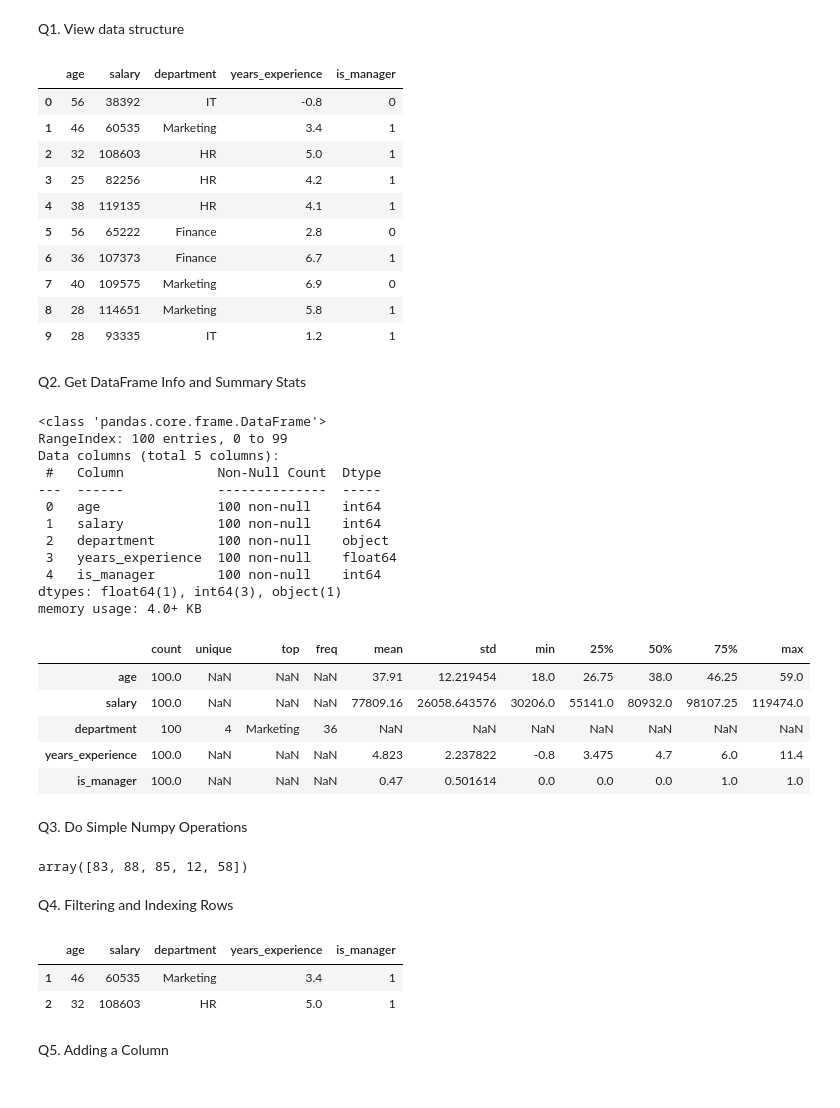
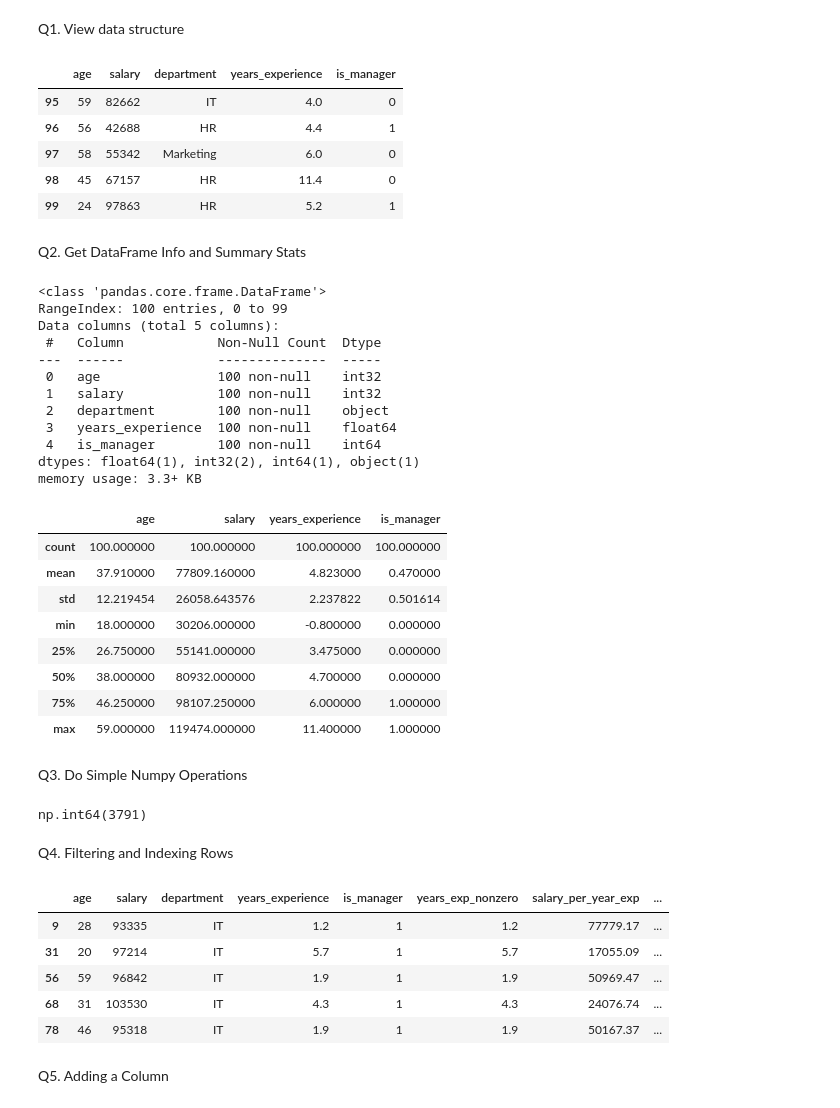
Before and after one commit to springboard135-infosys-intern-oct25/prognosAI-Infosys-intern-project, a Jupyter notebook: milestone_1/week_1/Day_2/pandas_and_numpy.ipynb, the cells around one changed output. Cells and saved outputs as stored; diff of their text form; code cells hidden in the pictures.

Commit message:
updated pandas and numpy file

```diff
--- a/milestone_1/week_1/Day_2/pandas_and_numpy.ipynb
+++ b/milestone_1/week_1/Day_2/pandas_and_numpy.ipynb
@@ -197,70 +196,68 @@ df = pd.DataFrame(data)
 # %% [markdown]
 Q1. View data structure
 # %%
-df.shape
-df.dtypes
-df.head(10)
+df.head()
+df.tail()
 # %% [output]
 |  | age | salary | department | years_experience | is_manager |
-| 0 | 56 | 38392 | IT | -0.8 | 0 |
-| 1 | 46 | 60535 | Marketing | 3.4 | 1 |
-| 2 | 32 | 108603 | HR | 5.0 | 1 |
-| 3 | 25 | 82256 | HR | 4.2 | 1 |
-| 4 | 38 | 119135 | HR | 4.1 | 1 |
-| 5 | 56 | 65222 | Finance | 2.8 | 0 |
-| 6 | 36 | 107373 | Finance | 6.7 | 1 |
-| 7 | 40 | 109575 | Marketing | 6.9 | 0 |
-| 8 | 28 | 114651 | Marketing | 5.8 | 1 |
-| 9 | 28 | 93335 | IT | 1.2 | 1 |
+| 95 | 59 | 82662 | IT | 4.0 | 0 |
+| 96 | 56 | 42688 | HR | 4.4 | 1 |
+| 97 | 58 | 55342 | Marketing | 6.0 | 0 |
+| 98 | 45 | 67157 | HR | 11.4 | 0 |
+| 99 | 24 | 97863 | HR | 5.2 | 1 |
 # %% [markdown]
 Q2. Get DataFrame Info and Summary Stats
 # %%
 df.info()
-df.describe(include='all').transpose()
+df.describe()
 # %% [output]
 <class 'pandas.core.frame.DataFrame'>
 RangeIndex: 100 entries, 0 to 99
 Data columns (total 5 columns):
  #   Column            Non-Null Count  Dtype
 ---  ------            --------------  -----
- 0   age               100 non-null    int64
- 1   salary            100 non-null    int64
+ 0   age               100 non-null    int32
+ 1   salary            100 non-null    int32
  2   department        100 non-null    object
  3   years_experience  100 non-null    float64
  4   is_manager        100 non-null    int64
-dtypes: float64(1), int64(3), object(1)
-memory usage: 4.0+ KB
+dtypes: float64(1), int32(2), int64(1), object(1)
+memory usage: 3.3+ KB
-|  | count | unique | top | freq | mean | std | min | 25% | 50% | 75% | max |
-| age | 100.0 | NaN | NaN | NaN | 37.91 | 12.219454 | 18.0 | 26.75 | 38.0 | 46.25 | 59.0 |
-| salary | 100.0 | NaN | NaN | NaN | 77809.16 | 26058.643576 | 30206.0 | 55141.0 | 80932.0 | 98107.25 | 119474.0 |
-| department | 100 | 4 | Marketing | 36 | NaN | NaN | NaN | NaN | NaN | NaN | NaN |
-| years_experience | 100.0 | NaN | NaN | NaN | 4.823 | 2.237822 | -0.8 | 3.475 | 4.7 | 6.0 | 11.4 |
-| is_manager | 100.0 | NaN | NaN | NaN | 0.47 | 0.501614 | 0.0 | 0.0 | 0.0 | 1.0 | 1.0 |
+|  | age | salary | years_experience | is_manager |
+| count | 100.000000 | 100.000000 | 100.000000 | 100.000000 |
+| mean | 37.910000 | 77809.160000 | 4.823000 | 0.470000 |
+| std | 12.219454 | 26058.643576 | 2.237822 | 0.501614 |
+| min | 18.000000 | 30206.000000 | -0.800000 | 0.000000 |
+| 25% | 26.750000 | 55141.000000 | 3.475000 | 0.000000 |
+| 50% | 38.000000 | 80932.000000 | 4.700000 | 0.000000 |
+| 75% | 46.250000 | 98107.250000 | 6.000000 | 1.000000 |
+| max | 59.000000 | 119474.000000 | 11.400000 | 1.000000 |
 # %% [markdown]
 Q3. Do Simple Numpy Operations
 # %%
-ages = df['age'].to_numpy()
-salaries = df['salary'].to_numpy()
-years = df['years_experience'].to_numpy()
-
-np.mean(ages), np.median(ages), np.std(ages)
-np.mean(salaries), np.median(salaries), np.std(salaries)
-np.dot(ages[:5], salaries[:5])
-np.random.randint(0,100,5)
+np.mean(df['age'])      # 37.91
+np.max(df['salary'])    # 119474
+np.min(df['salary'])    # 30206
+np.sum(df['age'])       # 3791
 # %% [output]
-array([83, 88, 85, 12, 58])
+np.int64(3791)
 # %% [markdown]
 Q4. Filtering and Indexing Rows
 # %%
-df[df['age'] > 30].head()
-df[df['is_manager'] == 1].head()
-df[(df['age']>30) & (df['is_manager']==1)].head()
-df.loc[0]
-df.iloc[1:3]
+# filtering by age
+younger = df[df['age']<20]
+younger.head()
+
+# filtering by department and salary
+IT_high_salary = df[(df['department']=='IT') & (df['salary']>90000)]
+IT_high_salary.head()
 # %% [output]
-|  | age | salary | department | years_experience | is_manager |
-| 1 | 46 | 60535 | Marketing | 3.4 | 1 |
-| 2 | 32 | 108603 | HR | 5.0 | 1 |
+|  | age | salary | department | years_experience | is_manager | years_exp_nonzero | salary_per_year_exp | ... |
+| 9 | 28 | 93335 | IT | 1.2 | 1 | 1.2 | 77779.17 | ... |
+| 31 | 20 | 97214 | IT | 5.7 | 1 | 5.7 | 17055.09 | ... |
+| 56 | 59 | 96842 | IT | 1.9 | 1 | 1.9 | 50969.47 | ... |
+| 68 | 31 | 103530 | IT | 4.3 | 1 | 4.3 | 24076.74 | ... |
+| 78 | 46 | 95318 | IT | 1.9 | 1 | 1.9 | 50167.37 | ... |
 # %% [markdown]
 Q5. Adding a Column
 # %%
```
Also changed, not shown: parts of 5 cells of this notebook.
